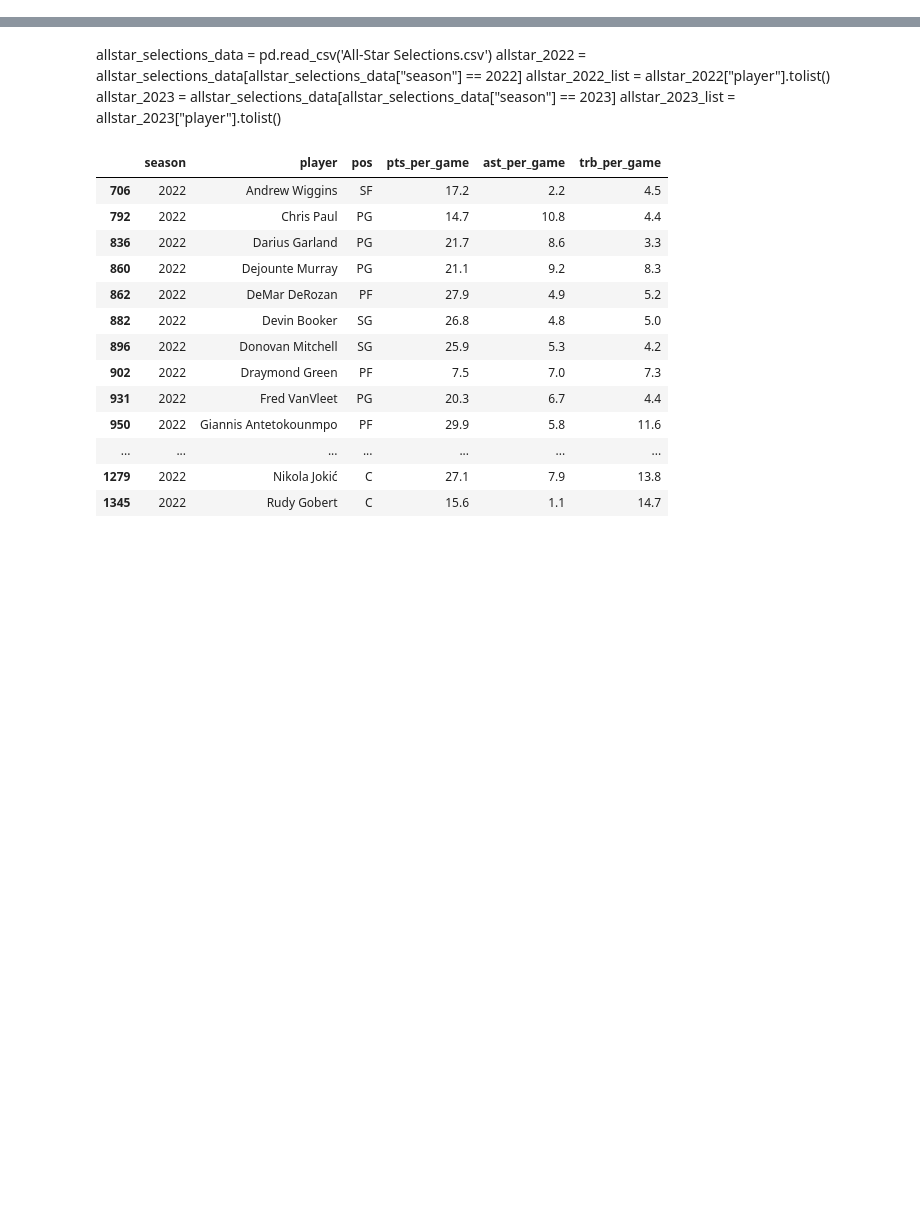
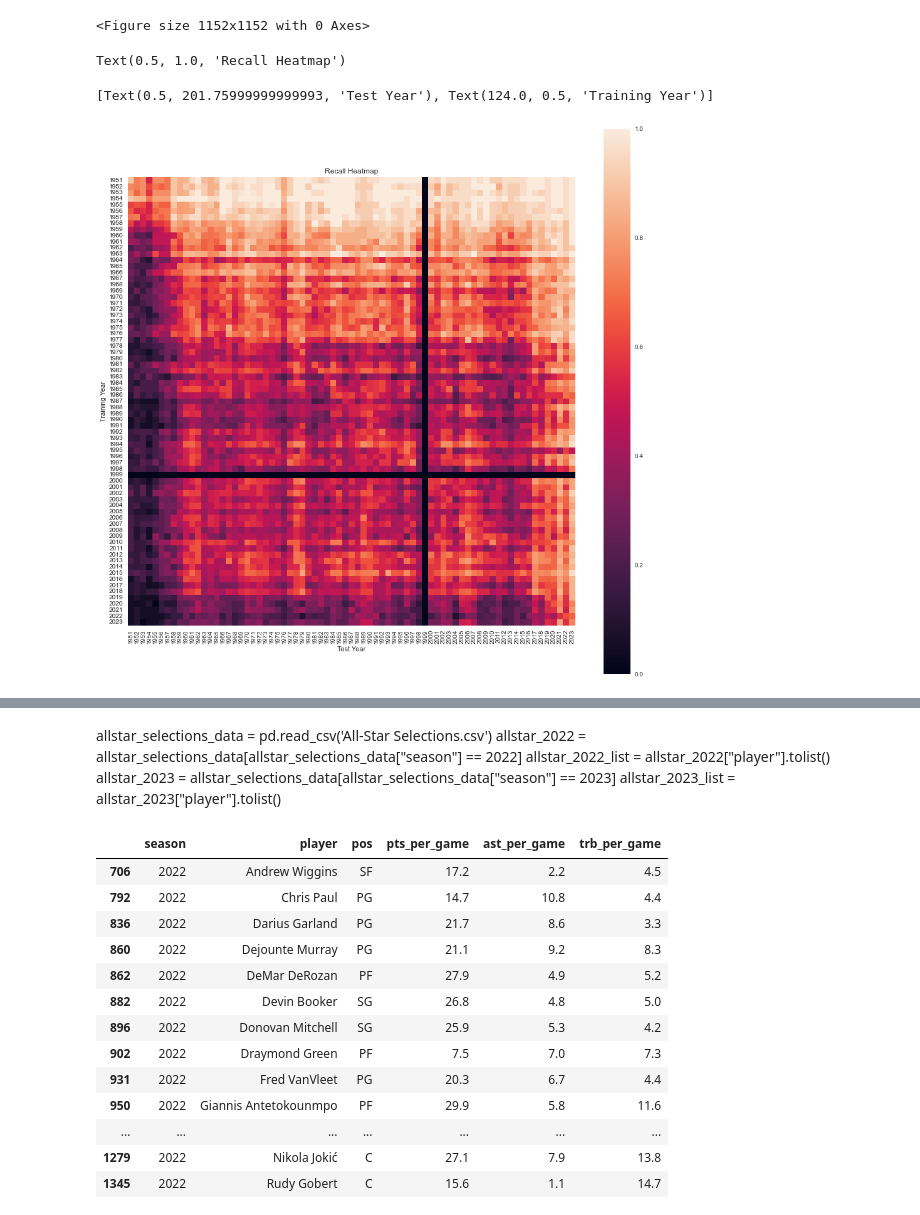
Before and after one commit to ryanregier/CSCI381_Project, a Jupyter notebook: all-star-classification-nico.ipynb, the cells around one changed output, grey strips where cells are left out. Saved outputs shown, nothing was run; the diff lists cells and outputs as text; code cells hidden in the pictures; blank space fills up the shorter version.

```diff
--- a/all-star-classification-nico.ipynb
+++ b/all-star-classification-nico.ipynb
@@ -68,3 +68,19 @@ Recall: 0.5
+# %%
+plt.style.use("seaborn")
+plt.figure(figsize=(16,16))
+plt.title( "Recall Heatmap" )
+
+hm = sn.heatmap(data = recalls, square = True, xticklabels = range(1951, 2024), yticklabels = range(1951, 2024))
+
+hm.set(xlabel = "Test Year", ylabel = "Training Year")
+
+# displaying the plotted heatmap
+plt.show()
+# %% [output]
+<Figure size 1152x1152 with 0 Axes>
+Text(0.5, 1.0, 'Recall Heatmap')
+[Text(0.5, 201.75999999999993, 'Test Year'), Text(124.0, 0.5, 'Training Year')]
+[figure, added]
 # %%
 all_stars = pd.read_csv('All-Star Selections.csv')
 statistics = pd.read_csv("Player Per Game.csv")
```
Also changed, not shown: parts of 5 cells of this notebook.
